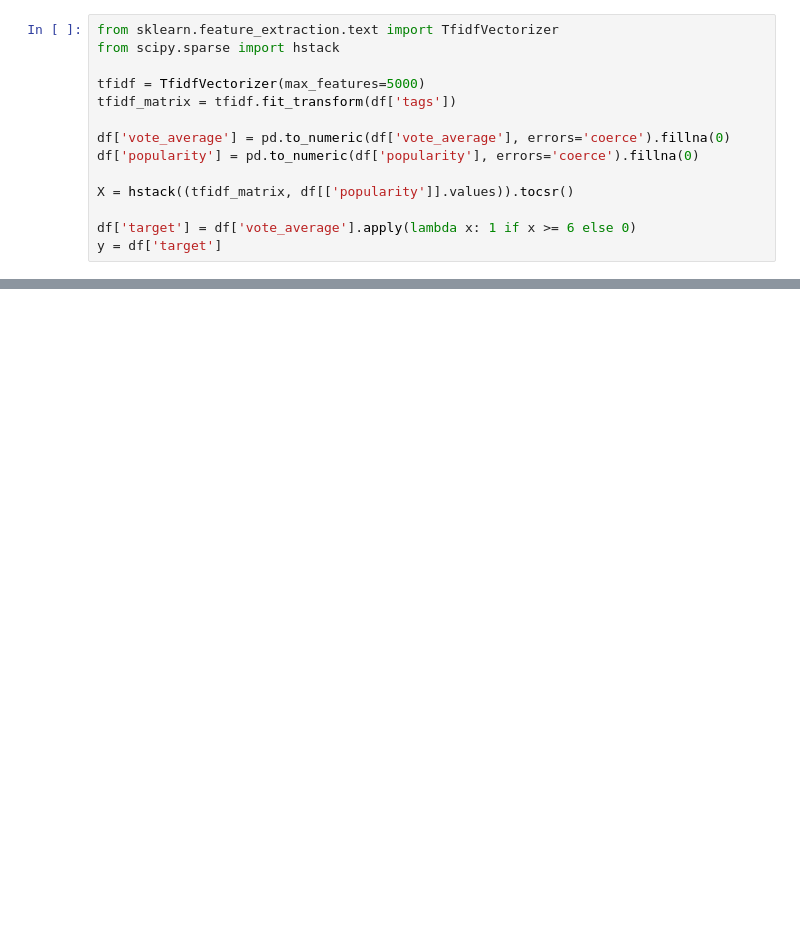
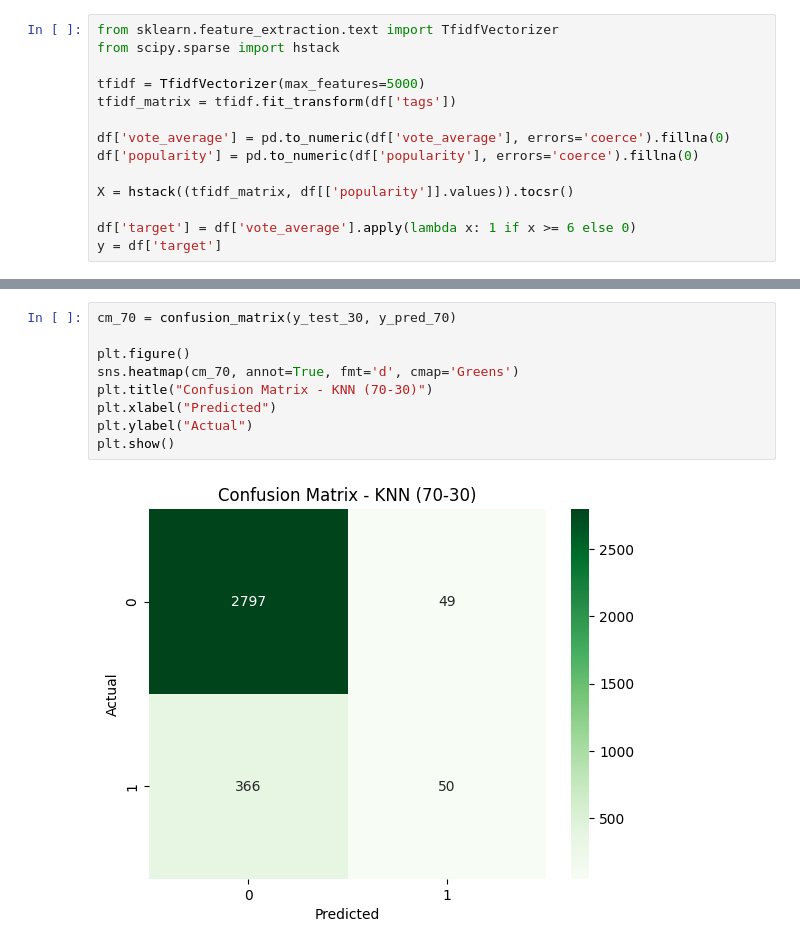
Before and after one commit to MehulShukla-git/Movie_Recommendation_System, a Jupyter notebook: KNN.ipynb, the cells around one changed output, grey strips where cells are left out. Drawn from its saved outputs; the diff is of its cells as text; blank space fills up the shorter version.

```diff
--- a/KNN.ipynb
+++ b/KNN.ipynb
@@ -142 +182,12 @@ ROC-AUC  : 0.8093596275474351
+# %%
+cm_70 = confusion_matrix(y_test_30, y_pred_70)
+
+plt.figure()
+sns.heatmap(cm_70, annot=True, fmt='d', cmap='Greens')
+plt.title("Confusion Matrix - KNN (70-30)")
+plt.xlabel("Predicted")
+plt.ylabel("Actual")
+plt.show()
+# %% [output]
+[figure, added]
 # %%
```
Also changed, not shown: parts of 12 cells of this notebook.
